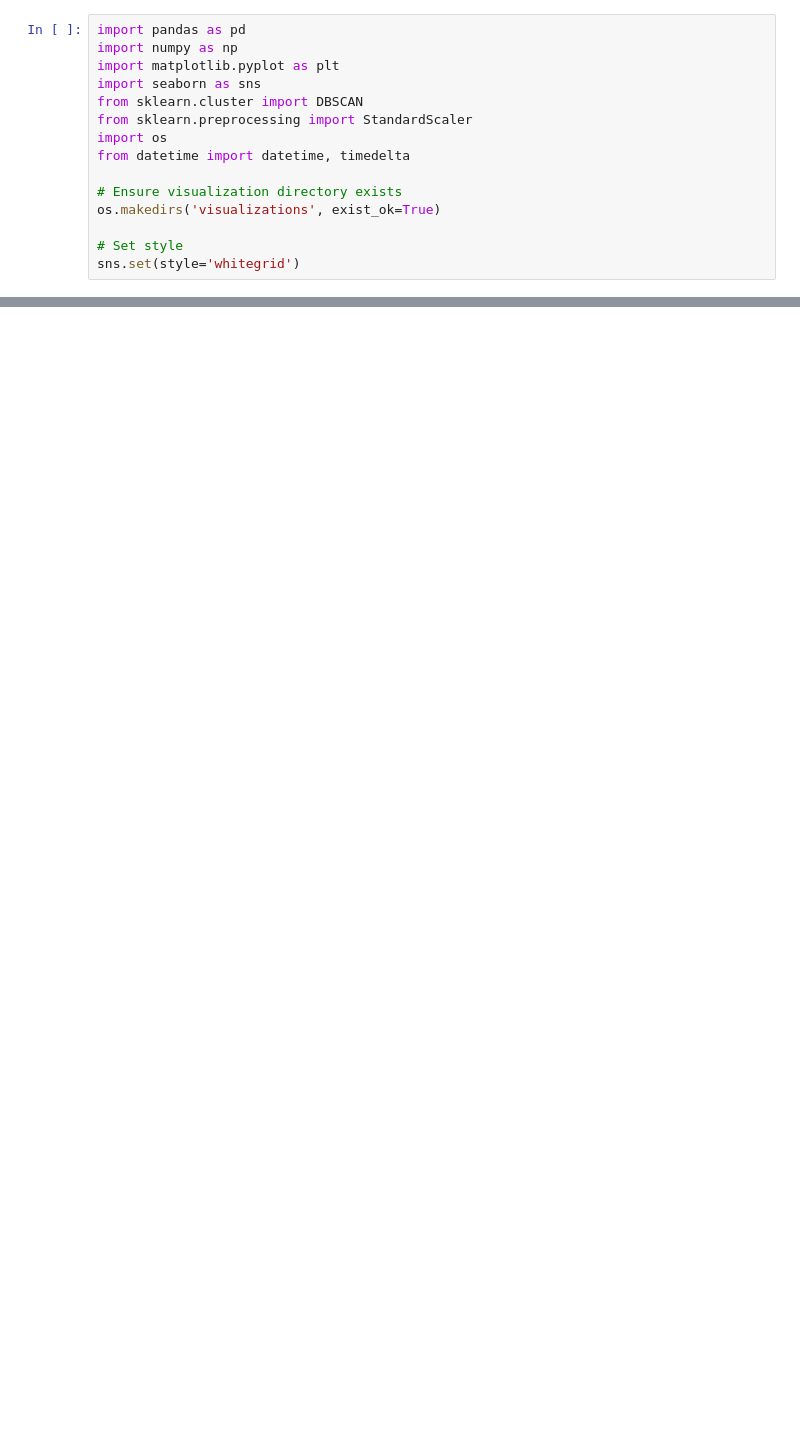
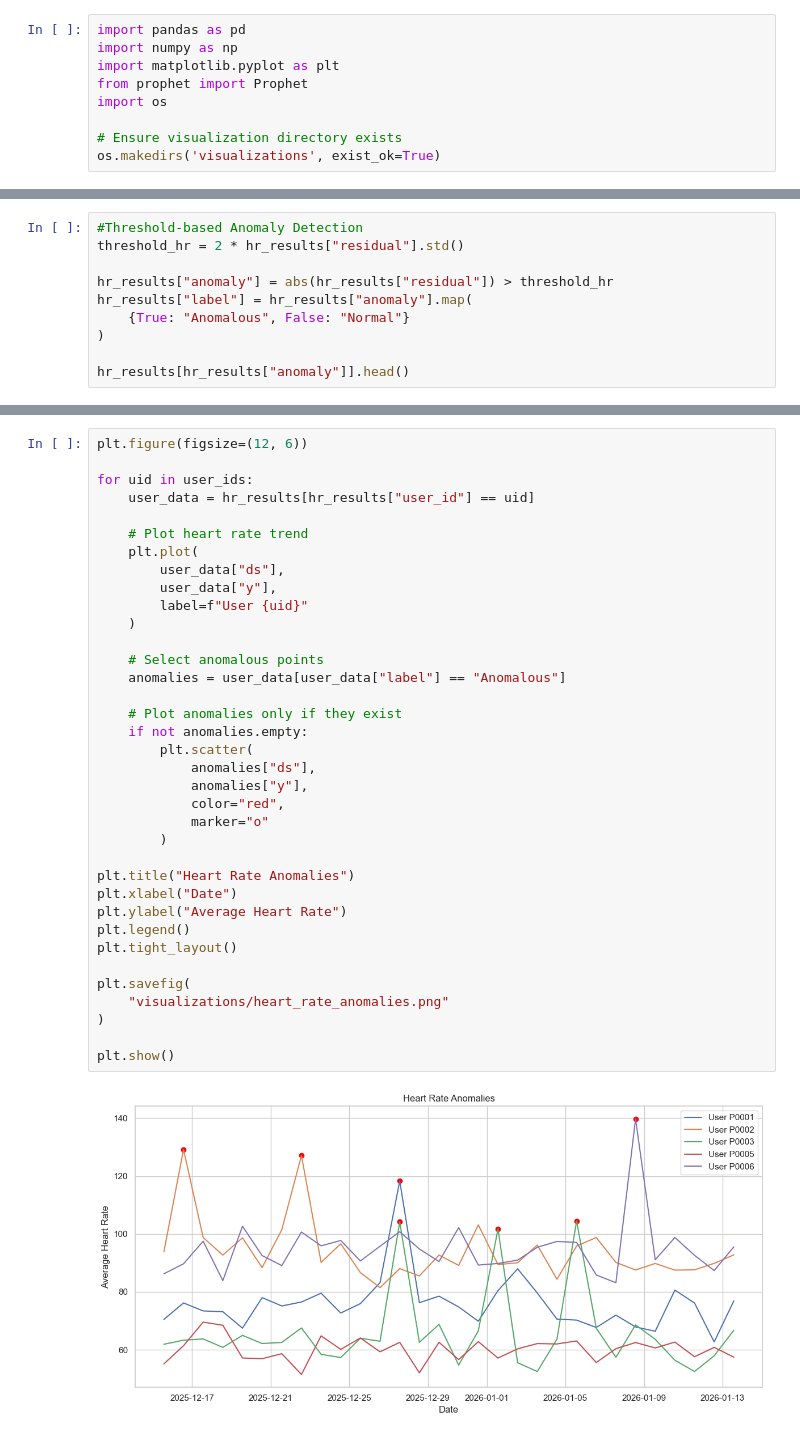
Before and after one commit to ayush4604/FitPulse-Health-Anomaly-Detection-from-Fitness-Devices, a Jupyter notebook: Milestone 3/anomaly_detection.ipynb, the cells around one changed output, grey strips where cells are left out. Saved outputs shown, nothing was run; the diff lists cells and outputs as text; blank space fills up the shorter version.

Commit message:
Update notebook to use cleaned_fitness_data with historical simulation for Prophet

```diff
--- a/Milestone 3/anomaly_detection.ipynb
+++ b/Milestone 3/anomaly_detection.ipynb
@@ -9,14 +2,8 @@
 import pandas as pd
 import numpy as np
 import matplotlib.pyplot as plt
-import seaborn as sns
-from sklearn.cluster import DBSCAN
-from sklearn.preprocessing import StandardScaler
+from prophet import Prophet
 import os
-from datetime import datetime, timedelta
 
 # Ensure visualization directory exists
 os.makedirs('visualizations', exist_ok=True)
-
-# Set style
-sns.set(style='whitegrid')
@@ -112,0 +98,10 @@ plt.show()
+# %%
+#Threshold-based Anomaly Detection
+threshold_hr = 2 * hr_results["residual"].std()
+
+hr_results["anomaly"] = abs(hr_results["residual"]) > threshold_hr
+hr_results["label"] = hr_results["anomaly"].map(
+    {True: "Anomalous", False: "Normal"}
+)
+
+hr_results[hr_results["anomaly"]].head()
@@ -112,0 +115,38 @@ plt.show()
+# %%
+plt.figure(figsize=(12, 6))
+
+for uid in user_ids:
+    user_data = hr_results[hr_results["user_id"] == uid]
+
+    # Plot heart rate trend
+    plt.plot(
+        user_data["ds"],
+        user_data["y"],
+        label=f"User {uid}"
+    )
+
+    # Select anomalous points
+    anomalies = user_data[user_data["label"] == "Anomalous"]
+
+    # Plot anomalies only if they exist
+    if not anomalies.empty:
+        plt.scatter(
+            anomalies["ds"],
+            anomalies["y"],
+            color="red",
+            marker="o"
+        )
+
+plt.title("Heart Rate Anomalies")
+plt.xlabel("Date")
+plt.ylabel("Average Heart Rate")
+plt.legend()
+plt.tight_layout()
+
+plt.savefig(
+    "visualizations/heart_rate_anomalies.png"
+)
+
+plt.show()
+# %% [output]
+[figure, added]
```
Also changed, not shown: parts of 14 cells of this notebook.
